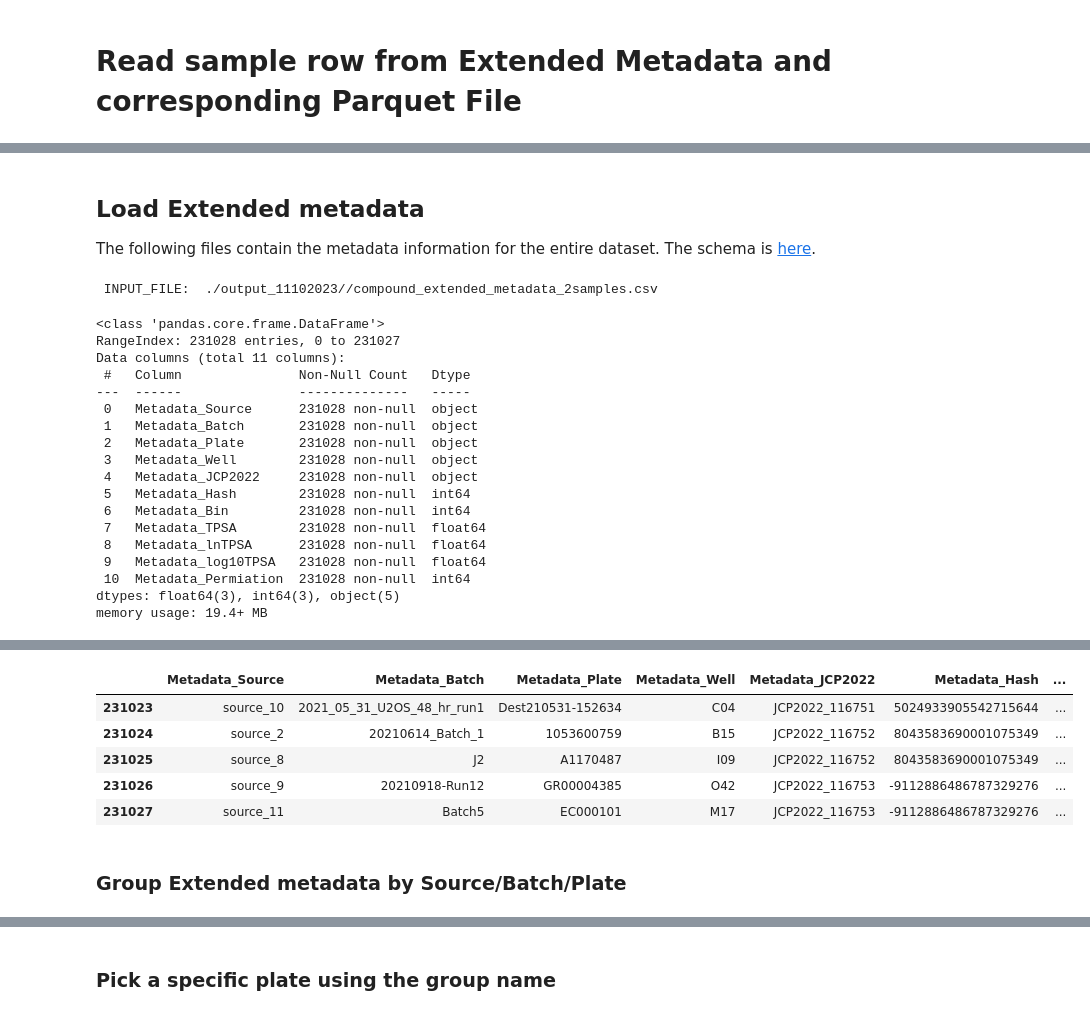
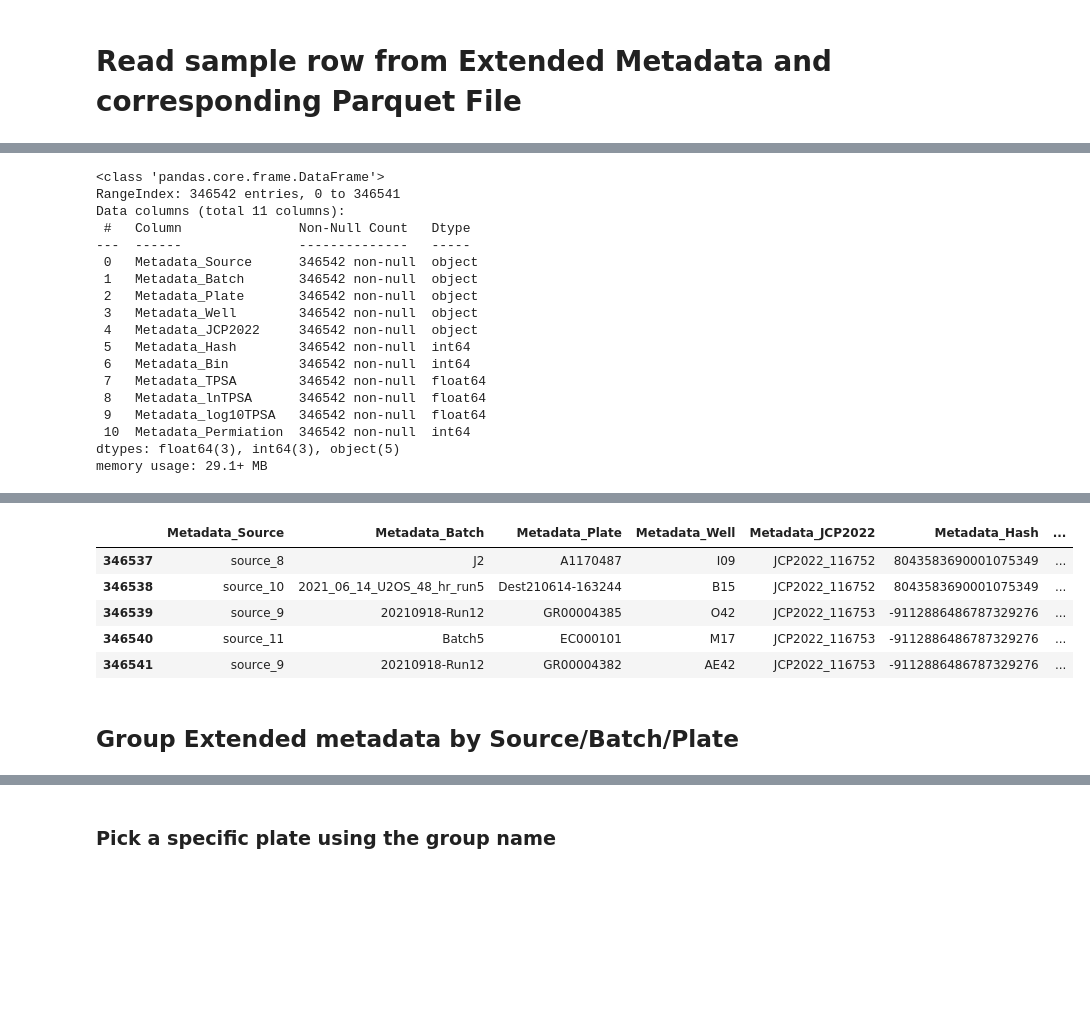
Before and after one commit to kbardool/Cellpainting-DataPrep, a Jupyter notebook: 4-Dataprep_4_GetCellProfiles.ipynb, the cells around one changed output, grey strips where cells are left out. Drawn from its saved outputs; the diff is of its cells as text; code cells hidden in the pictures; blank space fills up the shorter version.

Commit message:
2024-06-17 Cumulative updates - cytominer, new metadata

```diff
--- a/4-Dataprep_4_GetCellProfiles.ipynb
+++ b/4-Dataprep_4_GetCellProfiles.ipynb
@@ -49,6 +49,9 @@ from pycytominer import normalize, feature_select
 
 from pprint import PrettyPrinter
 pp = PrettyPrinter(indent=4)
+pd.options.display.width = 132
+# torch.set_printoptions(precision=None, threshold=None, edgeitems=None, linewidth=150, profile=None, sci_mode=None)
+np.set_printoptions(edgeitems=3, infstr='inf', linewidth=150, nanstr='nan')
 
 pio.renderers.default = "png"  # Set to "svg" or "png" for static plots or "notebook_connected" for interactive plots
 pd.set_option('display.width', 140)
@@ -718,5 +584,5 @@ trt are ORF treatments, where the cells are perturbed by an ORF treatment.
 # %%
-# INPUT_FILE = CompoundExtendedMetadata3SampleFile
-INPUT_FILE = ds.CompoundExtendedMetadata2SampleFile
+INPUT_FILE = ds.CompoundExtendedMetadata3SampleFile
+# INPUT_FILE = ds.CompoundExtendedMetadata2SampleFile
 print(f" INPUT_FILE:  {INPUT_FILE}")
 # %% [output]
@@ -751,15 +596,5 @@ group_data
-# %% [markdown]
-## Load Extended metadata
-
-The following files contain the metadata information for the entire dataset.
-The schema is [here](metadata/README.md).
-# %%
-# INPUT_FILE = ds.CompoundExtendedMetadata3SampleFile
-# INPUT_FILE = ds.CompoundExtendedMetadata2SampleFile
-print(f" INPUT_FILE:  {INPUT_FILE}")
-# %% [output]
- INPUT_FILE:  ./output_11102023//compound_extended_metadata_2samples.csv
 # %%
+
 ext_metadata = pd.read_csv(INPUT_FILE ,
                            usecols = MetadataColumns,
                            # usecols = [5],
@@ -778,27 +613,31 @@ ext_metadata.info()
 # print('---------------------------------------------------------------')
 # ext_metadata.reset_index(drop=True, inplace = True)
 # ext_metadata.info()
-ext_metadata.head(5)
-ext_metadata.tail(5)
+# # ext_metadata.iloc[:10,:8]
+# # ext_metadata.sort_values(by=categoricalColumns, inplace=True, ignore_index=True )
+# ext_metadata.sort_values(["Metadata_Source","Metadata_Batch","Metadata_Plate"],inplace=True, ignore_index= True)
+# ext_metadata.info()
+# ext_metadata.iloc[:20,:8]
+# ext_metadata.iloc[-20:,:8]
 # %% [output]
 <class 'pandas.core.frame.DataFrame'>
-RangeIndex: 231028 entries, 0 to 231027
+RangeIndex: 346542 entries, 0 to 346541
 Data columns (total 11 columns):
  #   Column               Non-Null Count   Dtype
 ---  ------               --------------   -----
- 0   Metadata_Source      231028 non-null  object
- 1   Metadata_Batch       231028 non-null  object
- 2   Metadata_Plate       231028 non-null  object
- 3   Metadata_Well        231028 non-null  object
- 4   Metadata_JCP2022     231028 non-null  object
- 5   Metadata_Hash        231028 non-null  int64
- 6   Metadata_Bin         231028 non-null  int64
- 7   Metadata_TPSA        231028 non-null  float64
- 8   Metadata_lnTPSA      231028 non-null  float64
- 9   Metadata_log10TPSA   231028 non-null  float64
- 10  Metadata_Permiation  231028 non-null  int64
+ 0   Metadata_Source      346542 non-null  object
+ 1   Metadata_Batch       346542 non-null  object
+ 2   Metadata_Plate       346542 non-null  object
+ 3   Metadata_Well        346542 non-null  object
+ 4   Metadata_JCP2022     346542 non-null  object
+ 5   Metadata_Hash        346542 non-null  int64
+ 6   Metadata_Bin         346542 non-null  int64
+ 7   Metadata_TPSA        346542 non-null  float64
+ 8   Metadata_lnTPSA      346542 non-null  float64
+ 9   Metadata_log10TPSA   346542 non-null  float64
+ 10  Metadata_Permiation  346542 non-null  int64
 dtypes: float64(3), int64(3), object(5)
-memory usage: 19.4+ MB
+memory usage: 29.1+ MB
 |  | Metadata_Source | Metadata_Batch | Metadata_Plate | Metadata_Well | Metadata_JCP2022 | Metadata_Hash | ... |
 | 0 | source_10 | 2021_06_22_U2OS_48_hr_run8 | Dest210622-144945 | C07 | JCP2022_000001 | -8640665944756343816 | ... |
 | 1 | source_6 | p210928CPU2OS48hw384exp030JUMP | 110000296383 | B15 | JCP2022_000001 | -8640665944756343816 | ... |
@@ -808,9 +647,9 @@ memory usage: 19.4+ MB
 |  | Metadata_Source | Metadata_Batch | Metadata_Plate | Metadata_Well | Metadata_JCP2022 | Metadata_Hash | ... |
-| 231023 | source_10 | 2021_05_31_U2OS_48_hr_run1 | Dest210531-152634 | C04 | JCP2022_116751 | 5024933905542715644 | ... |
-| 231024 | source_2 | 20210614_Batch_1 | 1053600759 | B15 | JCP2022_116752 | 8043583690001075349 | ... |
-| 231025 | source_8 | J2 | A1170487 | I09 | JCP2022_116752 | 8043583690001075349 | ... |
-| 231026 | source_9 | 20210918-Run12 | GR00004385 | O42 | JCP2022_116753 | -9112886486787329276 | ... |
-| 231027 | source_11 | Batch5 | EC000101 | M17 | JCP2022_116753 | -9112886486787329276 | ... |
+| 346537 | source_8 | J2 | A1170487 | I09 | JCP2022_116752 | 8043583690001075349 | ... |
+| 346538 | source_10 | 2021_06_14_U2OS_48_hr_run5 | Dest210614-163244 | B15 | JCP2022_116752 | 8043583690001075349 | ... |
+| 346539 | source_9 | 20210918-Run12 | GR00004385 | O42 | JCP2022_116753 | -9112886486787329276 | ... |
+| 346540 | source_11 | Batch5 | EC000101 | M17 | JCP2022_116753 | -9112886486787329276 | ... |
+| 346541 | source_9 | 20210918-Run12 | GR00004382 | AE42 | JCP2022_116753 | -9112886486787329276 | ... |
 # %%
 # ext_metadata.reset_index(drop=True, inplace = True)
 # print('---------------------------------------------------------------')
@@ -820,5 +659,5 @@ memory usage: 19.4+ MB
 # ext_metadata.head(5)
 # ext_metadata.tail(5)
 # %% [markdown]
-### Group Extended metadata by Source/Batch/Plate
+## Group Extended metadata by Source/Batch/Plate
 # %%
```
Also changed, not shown: parts of 102 cells of this notebook, 21 other files.
